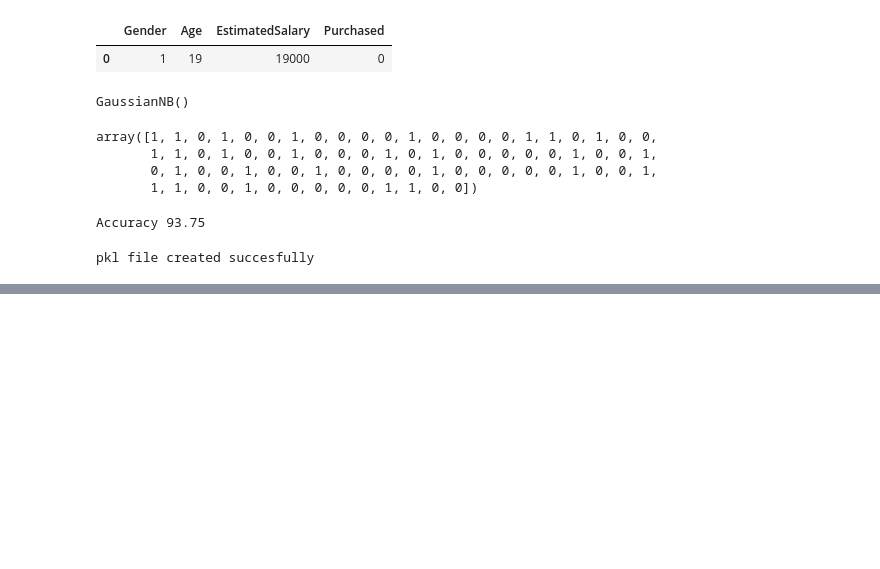
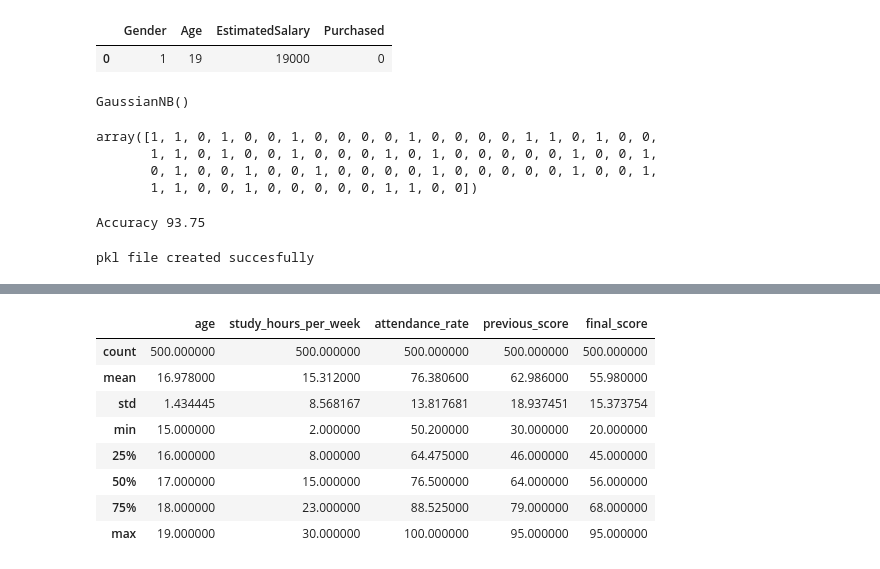
Before and after one commit to Aradhyagodambe/Python-Colab-Files, a Jupyter notebook: ML_Fundamnetals.ipynb, the cells around one changed output, grey strips where cells are left out. Saved outputs shown, nothing was run; the diff lists cells and outputs as text; code cells hidden in the pictures; blank space fills up the shorter version.

```diff
--- a/ML_Fundamnetals.ipynb
+++ b/ML_Fundamnetals.ipynb
@@ -453,0 +509,2 @@ pkl file created succesfully
+# %%
+SP = pd.read_csv(f"{path}/student_performance.csv")
@@ -453,0 +542,12 @@ pkl file created succesfully
+# %%
+SP.describe()
+# %% [output]
+|  | age | study_hours_per_week | attendance_rate | previous_score | final_score |
+| count | 500.000000 | 500.000000 | 500.000000 | 500.000000 | 500.000000 |
+| mean | 16.978000 | 15.312000 | 76.380600 | 62.986000 | 55.980000 |
+| std | 1.434445 | 8.568167 | 13.817681 | 18.937451 | 15.373754 |
+| min | 15.000000 | 2.000000 | 50.200000 | 30.000000 | 20.000000 |
+| 25% | 16.000000 | 8.000000 | 64.475000 | 46.000000 | 45.000000 |
+| 50% | 17.000000 | 15.000000 | 76.500000 | 64.000000 | 56.000000 |
+| 75% | 18.000000 | 23.000000 | 88.525000 | 79.000000 | 68.000000 |
+| max | 19.000000 | 30.000000 | 100.000000 | 95.000000 | 95.000000 |
```
Also changed, not shown: parts of 25 cells of this notebook.
